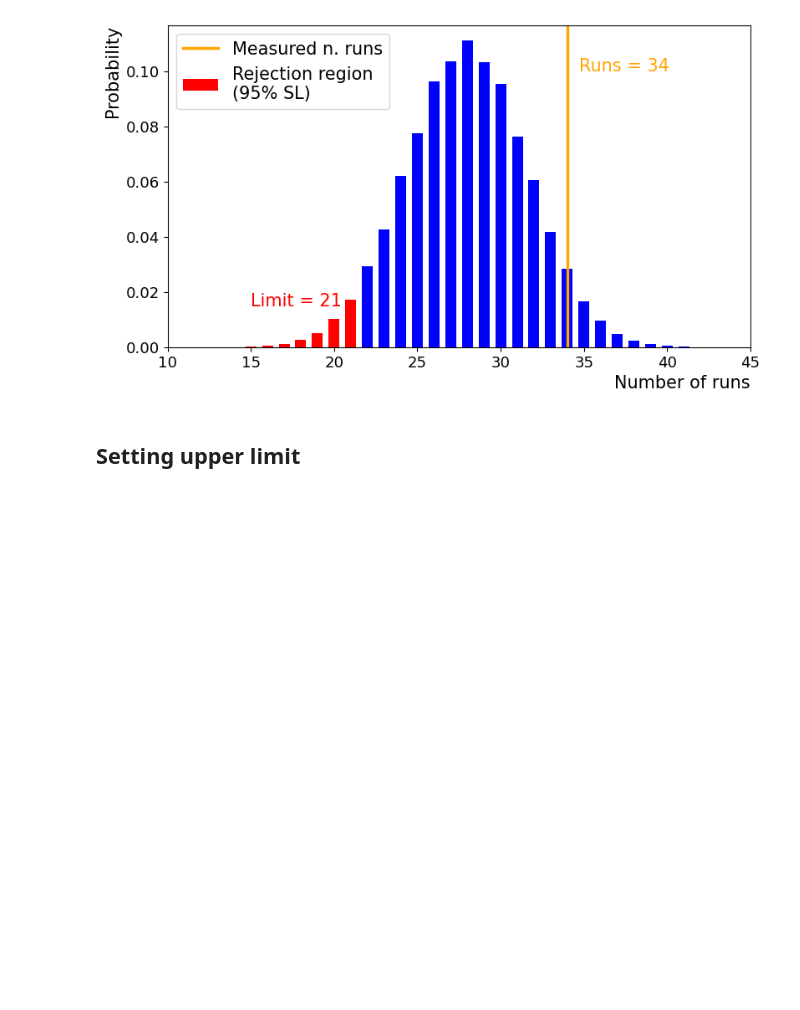
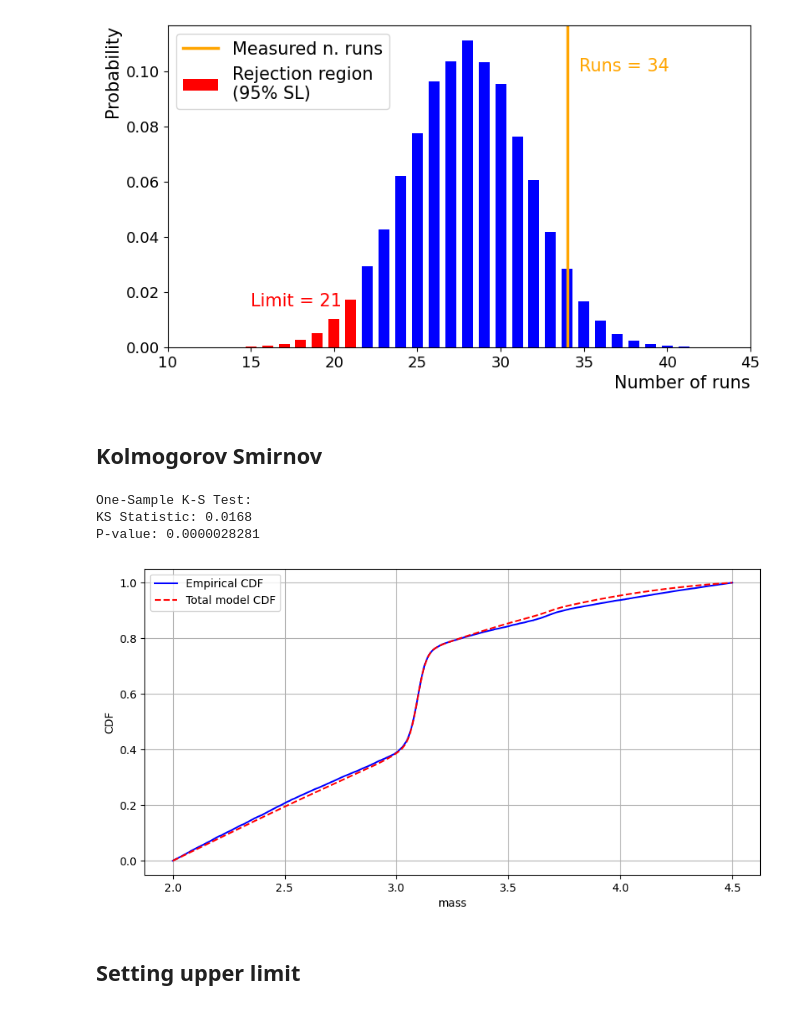
Before and after one commit to Matteo-Bellino/SMATEP_Project, a Jupyter notebook: Psi2S_RadanoBellino.ipynb, the cells around one changed output. Drawn from its saved outputs; the diff is of its cells as text; code cells hidden in the pictures; blank space fills up the shorter version.

```diff
--- a/Psi2S_RadanoBellino.ipynb
+++ b/Psi2S_RadanoBellino.ipynb
@@ -1222,6 +1224,55 @@ plt.savefig("LS_Runs_distribution.png")
 plt.show()
 # %% [output]
 [figure]
+# %% [markdown]
+## Kolmogorov Smirnov
+# %%
+# Step 1: Build a grid of x values (covering your data range)
+x_grid = np.linspace(2.0 + 1e-10, mass_cut_LS-1e-10, 500)
+
+# Step 2: Evaluate CDF at each x (slow but done only once)
+cdf_list = []
+for x in x_grid:
+    limits = zfit.Space('mass', 2.0, x)
+    cdf = total_model.integrate(limits=limits) #total_model is already normalized in 2-4.5 (already checked)
+    cdf_list.append(cdf.numpy()[0])
+    cdf_vals = np.array(cdf_list)
+
+# Step 3: Interpolate the CDF
+interpolated_cdf = interp1d(x_grid, cdf_vals, bounds_error=False, fill_value=(0.0, 1.0))
+# %%
+ks_stat, p_value = ks_1samp(data_HS, cdf=interpolated_cdf)
+
+print("One-Sample K-S Test:")
+print(f"KS Statistic: {ks_stat:.4f}")
+print(f"P-value: {p_value:.10f}")
+# %% [output]
+One-Sample K-S Test:
+KS Statistic: 0.0168
+P-value: 0.0000028281
+# %%
+# Empirical CDF
+data_HS_sorted = np.sort(data_HS)
+empirical_cdf = np.arange(1, len(data_HS_sorted) + 1) / len(data_HS_sorted)
+
+# Theoretical CDF
+x = np.linspace(2, 4.5, 1000)
+theoretical_cdf = interpolated_cdf(x)
+
+# Plot CDFs
+plt.figure(figsize=(10, 5))
+plt.plot(data_HS_sorted, empirical_cdf, label='Empirical CDF', color='blue')
+plt.plot(x, theoretical_cdf, label='Total model CDF', color='red', linestyle='--')
+plt.xlabel('mass')
+plt.ylabel('CDF')
+#plt.xlim([2,4.5])
+#plt.ylim([0.3,0.7])
+#plt.yscale("log")
+plt.legend()
+plt.grid(True)
+plt.show()
+# %% [output]
+[figure, added]
 # %% [markdown]
 ## Setting upper limit
 # %%
```
Also changed, not shown: parts of 7 cells of this notebook.
